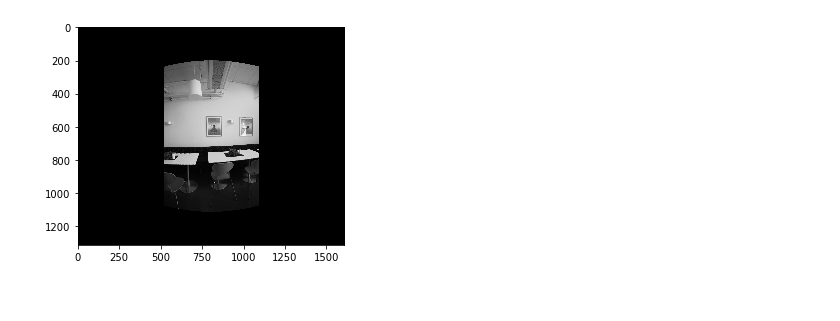
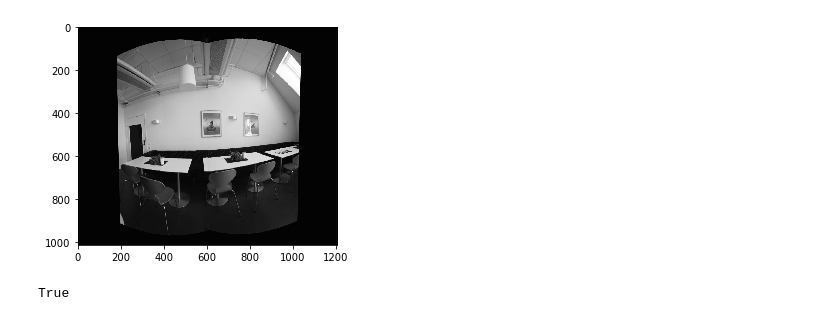
Before and after one commit to trungnguyencs/ComputerVision, a Jupyter notebook: HW2-Panoramas/HW3.ipynb, the cells around one changed output. Drawn from its saved outputs; the diff is of its cells as text; code cells hidden in the pictures.

```diff
--- a/HW2-Panoramas/HW3.ipynb
+++ b/HW2-Panoramas/HW3.ipynb
@@ -179,16 +269,32 @@ array([[0, 0, 0, ..., 0, 0, 0],
 # %%
 im1 = cv2.imread("input1.png",0)
 im2 = cv2.imread("input2.png",0)
 im3 = cv2.imread("input3.png",0)
 
 h,w = im1.shape
-f = 700
+f = 500
 K = np.array([[f, 0, w/2], [0, f, h/2], [0, 0, 1]]) # mock calibration matrix
 
 cyl1, cyl_mask1 = cylindricalWarpImage(im1, K)
-cyl1 = cv2.copyMakeBorder(cyl1,200,200,500,500, cv2.BORDER_CONSTANT)
+cyl1 = cv2.copyMakeBorder(cyl1,50,50,300,300, cv2.BORDER_CONSTANT)
+cyl2, cyl_mask2 = cylindricalWarpImage(im2, K)
+cyl3, cyl_mask3 = cylindricalWarpImage(im3, K)
 
-plt.imshow(cyl1, cmap='gray')
+(M1, pts2, pts1, mask) = getTransform(cyl2, cyl1, method='affine')
+M1 = M1[:2]
+out1 = cv2.warpAffine(cyl2, M1, (cyl1.shape[1],cyl1.shape[0]), dst=cyl1.copy()*0, borderMode=cv2.BORDER_TRANSPARENT)
+
+out_laplacian1 = laplacian_pyramid_blending(cyl1, out1)
+
+(M2, pts2, pts1, mask) = getTransform(cyl3, out1, method='affine')
+M2 = M2[:2]
+out2 = cv2.warpAffine(cyl3, M2, (cyl1.shape[1],cyl1.shape[0]), dst=out1.copy()*0, borderMode=cv2.BORDER_TRANSPARENT)
+
+out_laplacian2 = laplacian_pyramid_blending(out2, out_laplacian1)
+
+plt.imshow(out_laplacian2, cmap='gray')
 plt.show()
+cv2.imwrite('output_cylindrical_lpb.png',out_laplacian2)
 # %% [output]
-[figure, old version]
+[figure, new version]
+True
```
Also changed, not shown: parts of 13 cells of this notebook, 6 other files.
